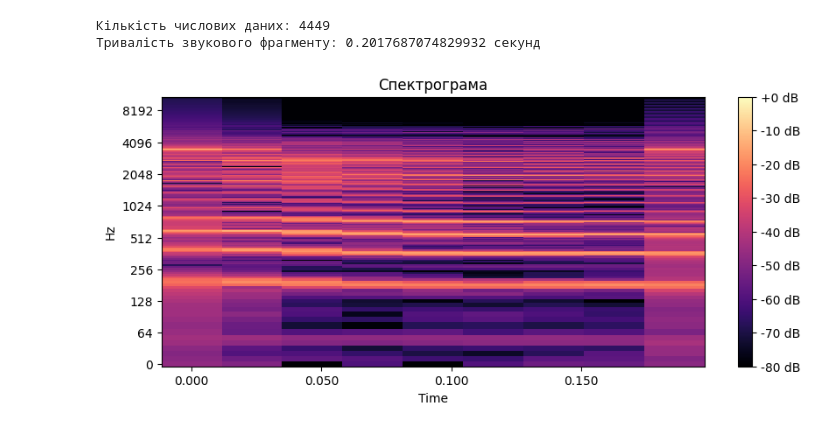
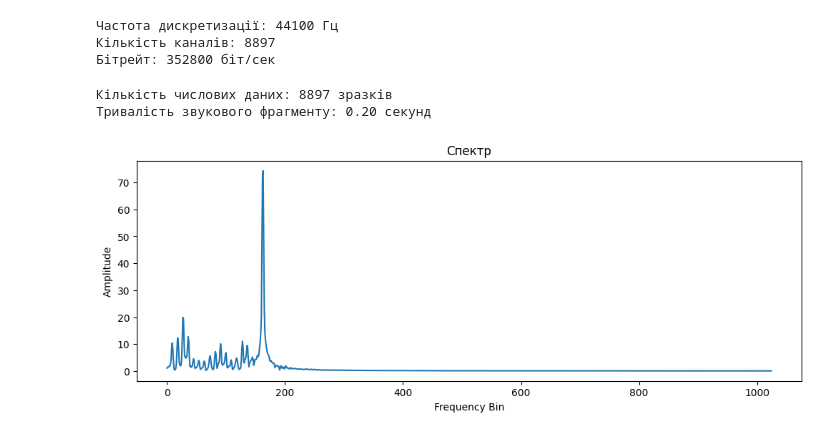
Before and after one commit to olesuv/homeworks-labs, a Jupyter notebook: data-engeering/lab-9/lab-9-1.ipynb, the cells around one changed output. Cells and saved outputs as stored; diff of their text form; code cells hidden in the pictures.

```diff
--- a/data-engeering/lab-9/lab-9-1.ipynb
+++ b/data-engeering/lab-9/lab-9-1.ipynb
@@ -7,28 +3,31 @@ import numpy as np
 import librosa
 # %%
 filename = "е4shot3500.wav"
-y, sr = librosa.load(filename)
+y, sr = librosa.load(filename, sr=None)
 # %%
-# Визначення кількості числових даних
-num_samples = len(y)
-
-# Обчислення тривалості звукового фрагменту в секундах
-duration = librosa.get_duration(y=y, sr=sr)
-
-print(f"Кількість числових даних: {num_samples}")
-print(f"Тривалість звукового фрагменту: {duration} секунд")
+print(f'Частота дискретизації: {sr} Гц')
+print(f'Кількість каналів: {y.shape[0]}')
+print(f'Бітрейт: {librosa.get_samplerate(filename) * 8} біт/сек')
 # %% [output]
-Кількість числових даних: 4449
-Тривалість звукового фрагменту: 0.2017687074829932 секунд
+Частота дискретизації: 44100 Гц
+Кількість каналів: 8897
+Бітрейт: 352800 біт/сек
-# %%
-# Обчислення спектрограми
-D = librosa.amplitude_to_db(np.abs(librosa.stft(y)), ref=np.max)
-
-# Побудова графіку спектрограми
-plt.figure(figsize=(10, 4))
-librosa.display.specshow(D, sr=sr, x_axis='time', y_axis='log')
-plt.colorbar(format='%+2.0f dB')
-plt.title('Спектрограма')
-plt.show()
-# %% [output]
-[figure, removed]
+# %%
+num_samples = len(y)
+duration = librosa.get_duration(y=y, sr=sr)
+
+print(f'Кількість числових даних: {num_samples} зразків')
+print(f'Тривалість звукового фрагменту: {duration:.2f} секунд')
+# %% [output]
+Кількість числових даних: 8897 зразків
+Тривалість звукового фрагменту: 0.20 секунд
+# %%
+n_fft = 2048
+plt.figure(figsize=(12, 4))
+ft = np.abs(librosa.stft(y[:n_fft], hop_length = n_fft+1))
+plt.plot(ft);
+plt.title('Спектр');
+plt.xlabel('Frequency Bin');
+plt.ylabel('Amplitude');
+# %% [output]
+[figure, added]
```
Also changed, not shown: parts of 2 cells of this notebook.
